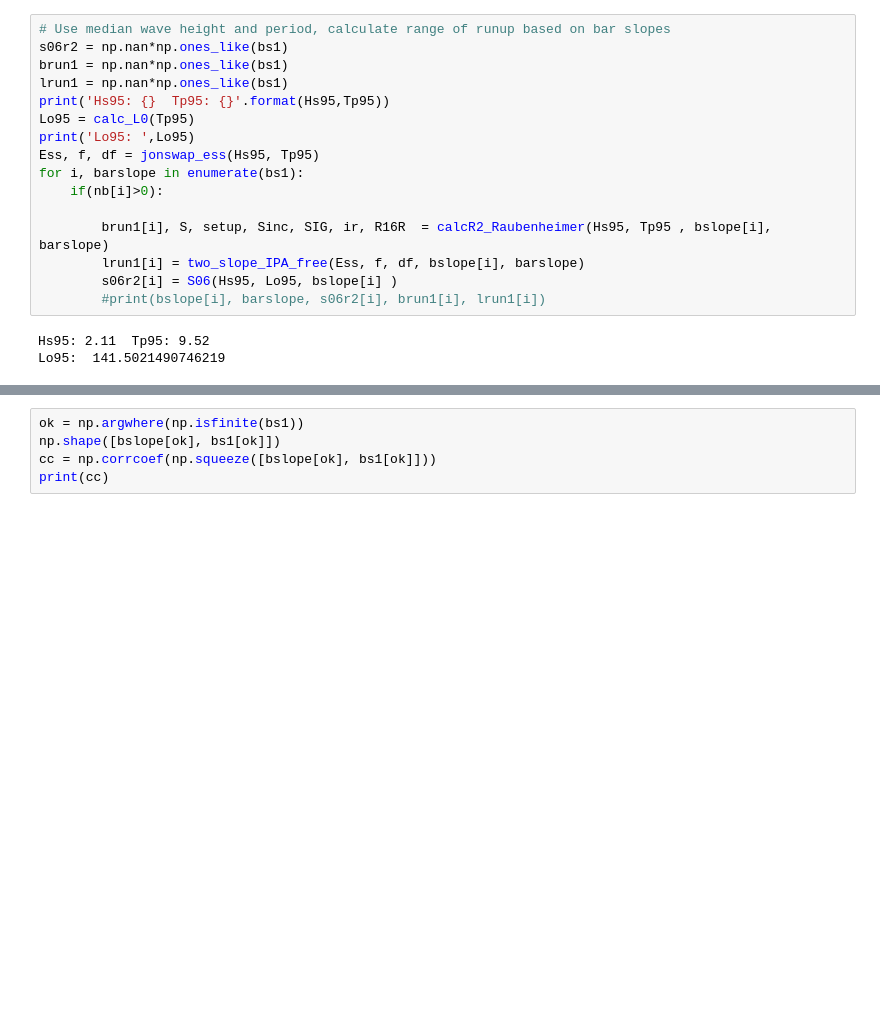
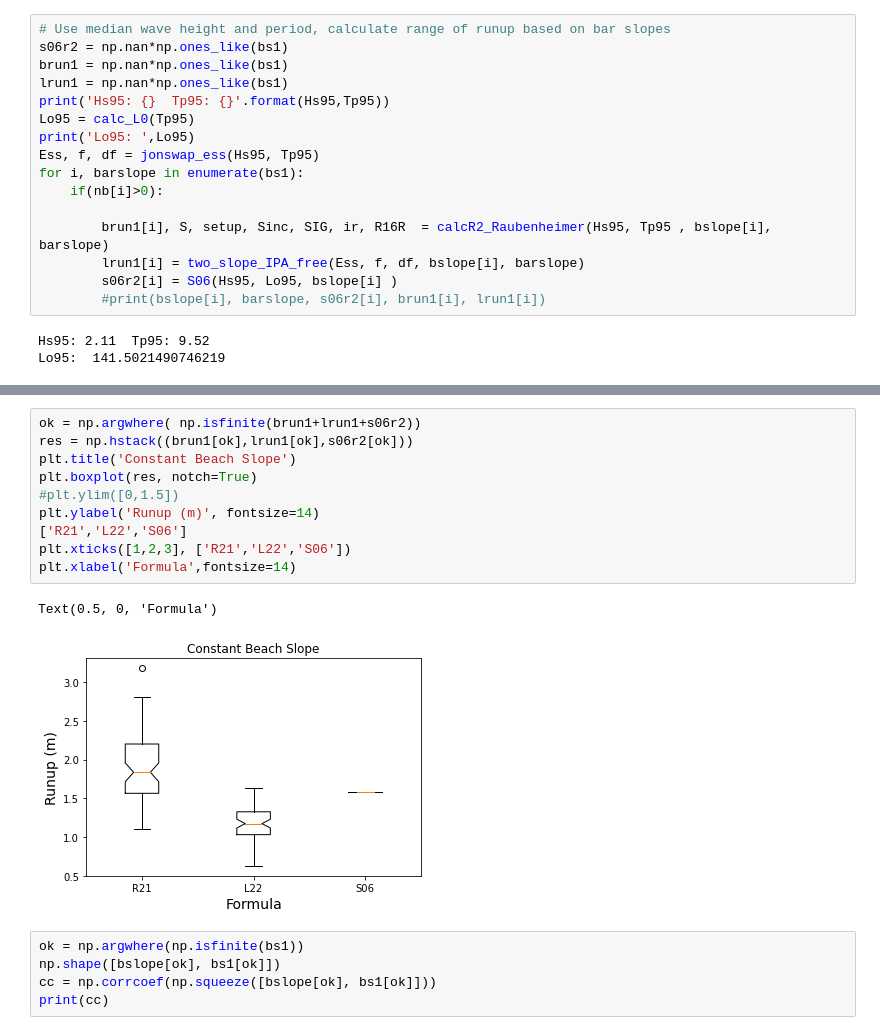
Before and after one commit to csherwood-usgs/runup, a Jupyter notebook: cc_profile_plots.ipynb, the cells around one changed output, grey strips where cells are left out. Saved outputs shown, nothing was run; the diff lists cells and outputs as text; blank space fills up the shorter version.

```diff
--- a/cc_profile_plots.ipynb
+++ b/cc_profile_plots.ipynb
@@ -149,3 +183,16 @@ Lo95:  141.5021490746219
+# %%
+ok = np.argwhere( np.isfinite(brun1+lrun1+s06r2))
+res = np.hstack((brun1[ok],lrun1[ok],s06r2[ok]))
+plt.title('Constant Beach Slope')
+plt.boxplot(res, notch=True)
+#plt.ylim([0,1.5])
+plt.ylabel('Runup (m)', fontsize=14)
+['R21','L22','S06']
+plt.xticks([1,2,3], ['R21','L22','S06'])
+plt.xlabel('Formula',fontsize=14)
+# %% [output]
+Text(0.5, 0, 'Formula')
+[figure, added]
 # %%
 ok = np.argwhere(np.isfinite(bs1))
 np.shape([bslope[ok], bs1[ok]])
```
Also changed, not shown: parts of 9 cells of this notebook, 2 other files.
